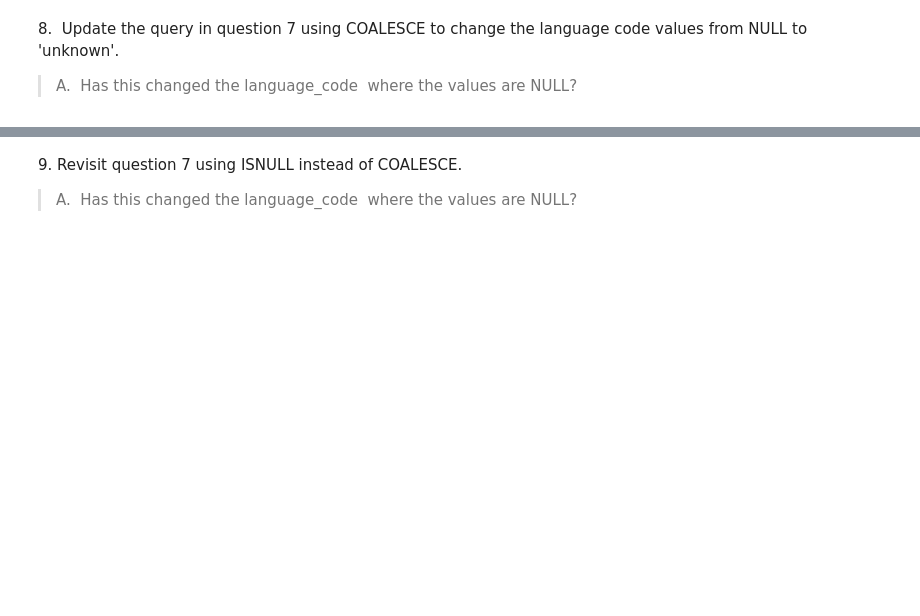
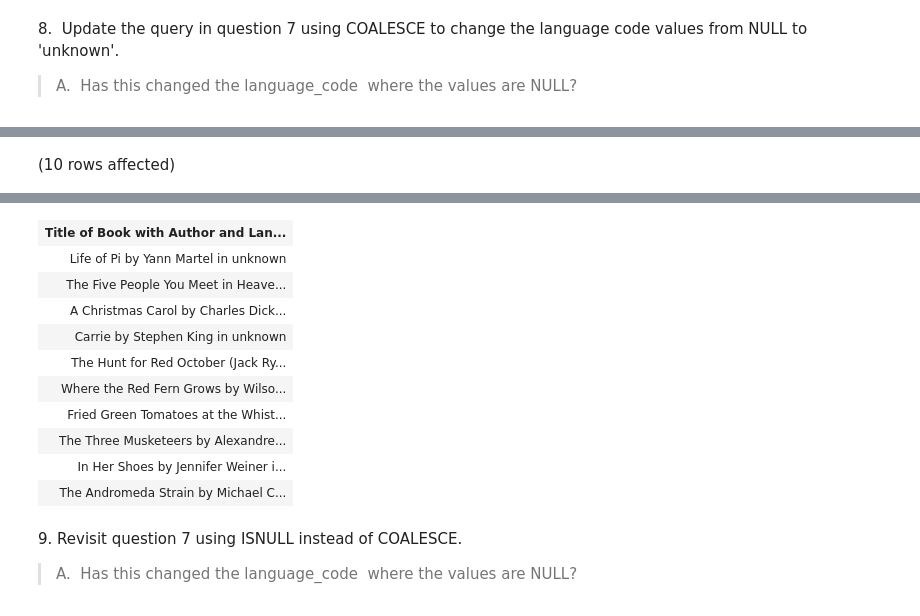
Before and after one commit to Oceyaunna/SQL-Part-2-Studio, a Jupyter notebook: SQL-Part-2-Studio.ipynb, the cells around one changed output, grey strips where cells are left out. Drawn from its saved outputs; the diff is of its cells as text; code cells hidden in the pictures; blank space fills up the shorter version.

```diff
--- a/SQL-Part-2-Studio.ipynb
+++ b/SQL-Part-2-Studio.ipynb
@@ -115,0 +205,8 @@ Total execution time: 00:00:00.057
+# %%
+-- Code here:
+SELECT TOP 10
+    CONCAT(title, ' by ', authors, ' in ', COALESCE(language_code, 'unknown')) AS 'Title of Book with Author and Language Code'
+FROM BooksDB.dbo.books
+WHERE language_code IS NULL
+# %% [output]
+(10 rows affected)
@@ -116,3 +214,14 @@ Total execution time: 00:00:00.057
+| Title of Book with Author and Lan... |
+| Life of Pi by Yann Martel in unknown |
+| The Five People You Meet in Heave... |
+| A Christmas Carol by Charles Dick... |
+| Carrie by Stephen King in unknown |
+| The Hunt for Red October (Jack Ry... |
+| Where the Red Fern Grows by Wilso... |
+| Fried Green Tomatoes at the Whist... |
+| The Three Musketeers by Alexandre... |
+| In Her Shoes by Jennifer Weiner i... |
+| The Andromeda Strain by Michael C... |
 # %% [markdown]
 9\. Revisit question 7 using ISNULL instead of COALESCE.
 
```
Also changed, not shown: parts of 14 cells of this notebook.
